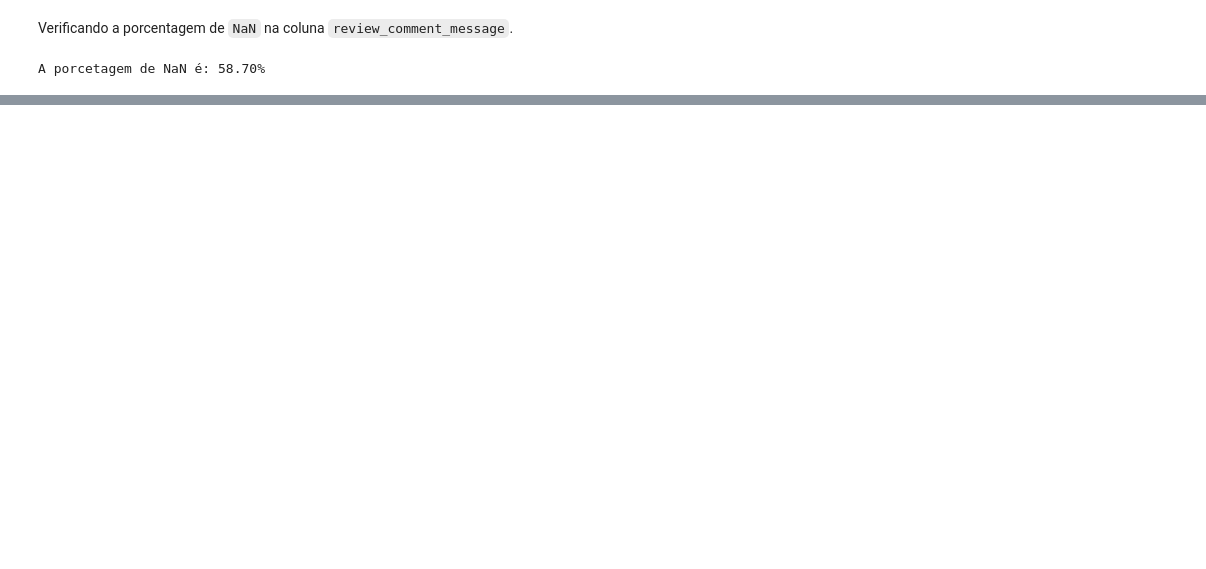
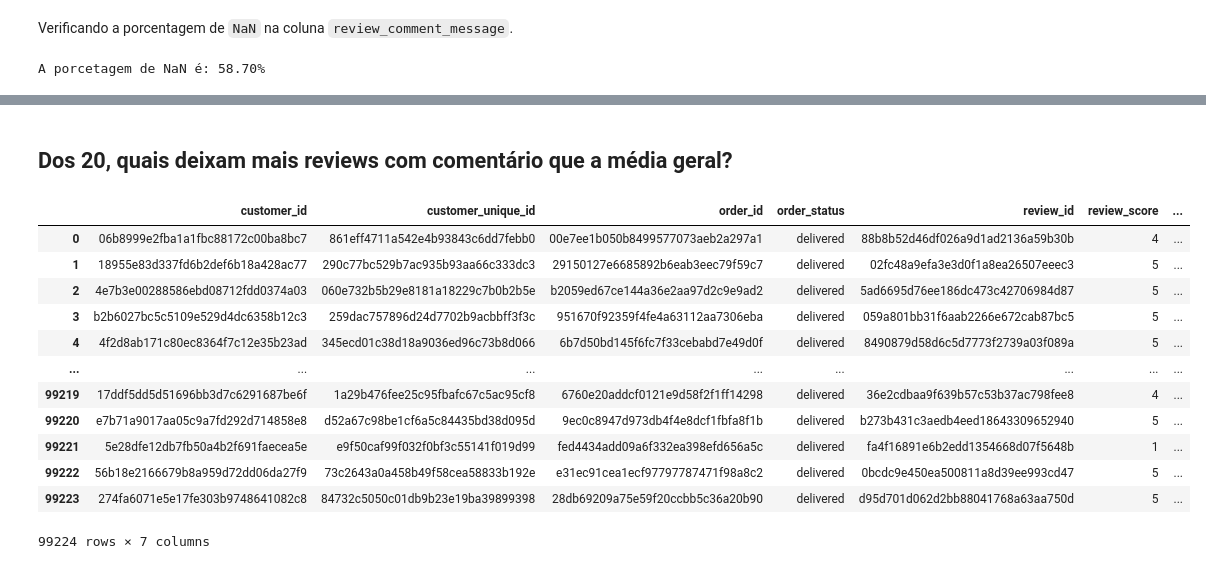
Before and after one commit to PurpleLobster31/ADA_analise_de_vendas, a Jupyter notebook: src/analise_vendas.ipynb, the cells around one changed output, grey strips where cells are left out. Cells and saved outputs as stored; diff of their text form; code cells hidden in the pictures; blank space fills up the shorter version.

```diff
--- a/src/analise_vendas.ipynb
+++ b/src/analise_vendas.ipynb
@@ -348,0 +393,3 @@ A porcetagem de NaN é: 58.70%
+# %%
+df_merge_pedidos_clientes = pd.merge(df_clientes, df_pedidos, on='customer_id')
+df_merge_pedidos_clientes
@@ -348,0 +470,19 @@ A porcetagem de NaN é: 58.70%
+# %% [markdown]
+## Dos 20, quais deixam mais reviews com comentário que a média geral?
+# %%
+df_merge_pedidos_clientes_reviews = df_merge_pedidos_clientes.merge(df_reviews, on='order_id')
+df_merge_pedidos_clientes_reviews
+# %% [output]
+|  | customer_id | customer_unique_id | order_id | order_status | review_id | review_score | ... |
+| 0 | 06b8999e2fba1a1fbc88172c00ba8bc7 | 861eff4711a542e4b93843c6dd7febb0 | 00e7ee1b050b8499577073aeb2a297a1 | delivered | 88b8b52d46df026a9d1ad2136a59b30b | 4 | ... |
+| 1 | 18955e83d337fd6b2def6b18a428ac77 | 290c77bc529b7ac935b93aa66c333dc3 | 29150127e6685892b6eab3eec79f59c7 | delivered | 02fc48a9efa3e3d0f1a8ea26507eeec3 | 5 | ... |
+| 2 | 4e7b3e00288586ebd08712fdd0374a03 | 060e732b5b29e8181a18229c7b0b2b5e | b2059ed67ce144a36e2aa97d2c9e9ad2 | delivered | 5ad6695d76ee186dc473c42706984d87 | 5 | ... |
+| 3 | b2b6027bc5c5109e529d4dc6358b12c3 | 259dac757896d24d7702b9acbbff3f3c | 951670f92359f4fe4a63112aa7306eba | delivered | 059a801bb31f6aab2266e672cab87bc5 | 5 | ... |
+| 4 | 4f2d8ab171c80ec8364f7c12e35b23ad | 345ecd01c38d18a9036ed96c73b8d066 | 6b7d50bd145f6fc7f33cebabd7e49d0f | delivered | 8490879d58d6c5d7773f2739a03f089a | 5 | ... |
+| ... | ... | ... | ... | ... | ... | ... | ... |
+| 99219 | 17ddf5dd5d51696bb3d7c6291687be6f | 1a29b476fee25c95fbafc67c5ac95cf8 | 6760e20addcf0121e9d58f2f1ff14298 | delivered | 36e2cdbaa9f639b57c53b37ac798fee8 | 4 | ... |
+| 99220 | e7b71a9017aa05c9a7fd292d714858e8 | d52a67c98be1cf6a5c84435bd38d095d | 9ec0c8947d973db4f4e8dcf1fbfa8f1b | delivered | b273b431c3aedb4eed18643309652940 | 5 | ... |
+| 99221 | 5e28dfe12db7fb50a4b2f691faecea5e | e9f50caf99f032f0bf3c55141f019d99 | fed4434add09a6f332ea398efd656a5c | delivered | fa4f16891e6b2edd1354668d07f5648b | 1 | ... |
+| 99222 | 56b18e2166679b8a959d72dd06da27f9 | 73c2643a0a458b49f58cea58833b192e | e31ec91cea1ecf97797787471f98a8c2 | delivered | 0bcdc9e450ea500811a8d39ee993cd47 | 5 | ... |
+| 99223 | 274fa6071e5e17fe303b9748641082c8 | 84732c5050c01db9b23e19ba39899398 | 28db69209a75e59f20ccbb5c36a20b90 | delivered | d95d701d062d2bb88041768a63aa750d | 5 | ... |
+99224 rows × 7 columns
```
Also changed, not shown: parts of 26 cells of this notebook, 6 other files.
